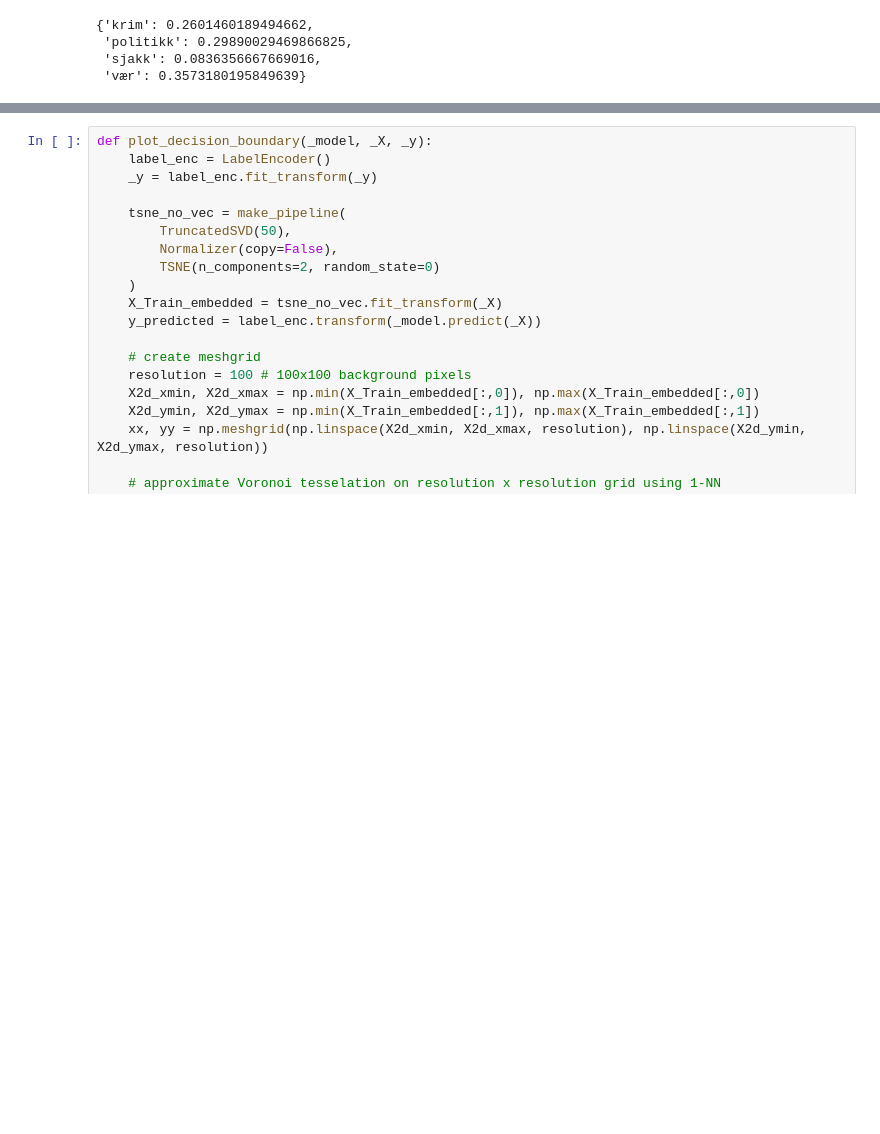
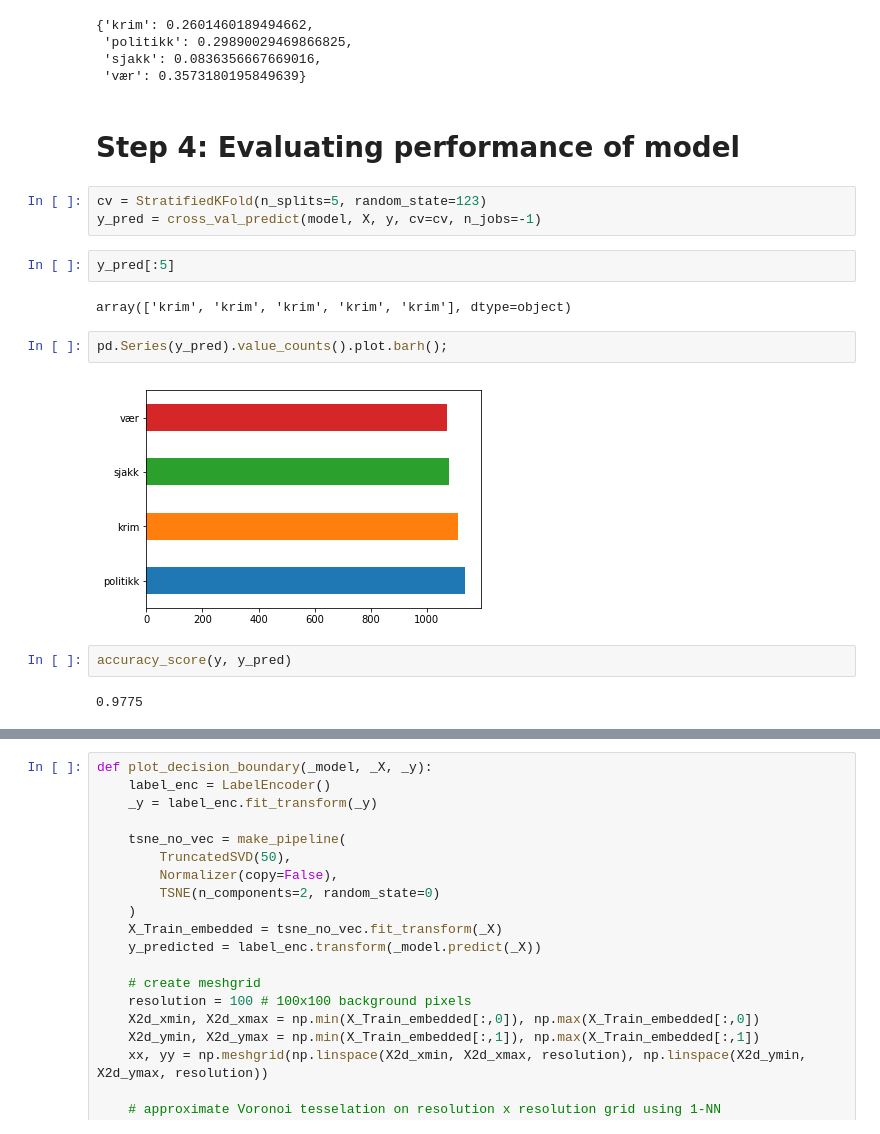
Before and after one commit to peterts/osloturen-2019, a Jupyter notebook: Build Model.ipynb, the cells around one changed output, grey strips where cells are left out. Saved outputs shown, nothing was run; the diff lists cells and outputs as text; blank space fills up the shorter version.

Commit message:
Updated env, build model notebook and readme

```diff
--- a/Build Model.ipynb
+++ b/Build Model.ipynb
@@ -355,3 +365,20 @@ dict(zip(model.classes_, model.predict_proba(X_test)[0]))
  'politikk': 0.29890029469866825,
  'sjakk': 0.0836356667669016,
  'vær': 0.3573180195849639}
+# %% [markdown]
+# Step 4: Evaluating performance of model
+# %%
+cv = StratifiedKFold(n_splits=5, random_state=123)
+y_pred = cross_val_predict(model, X, y, cv=cv, n_jobs=-1)
+# %%
+y_pred[:5]
+# %% [output]
+array(['krim', 'krim', 'krim', 'krim', 'krim'], dtype=object)
+# %%
+pd.Series(y_pred).value_counts().plot.barh();
+# %% [output]
+[figure, added]
+# %%
+accuracy_score(y, y_pred)
+# %% [output]
+0.9775
```
Also changed, not shown: parts of 31 cells of this notebook, 2 other files.
